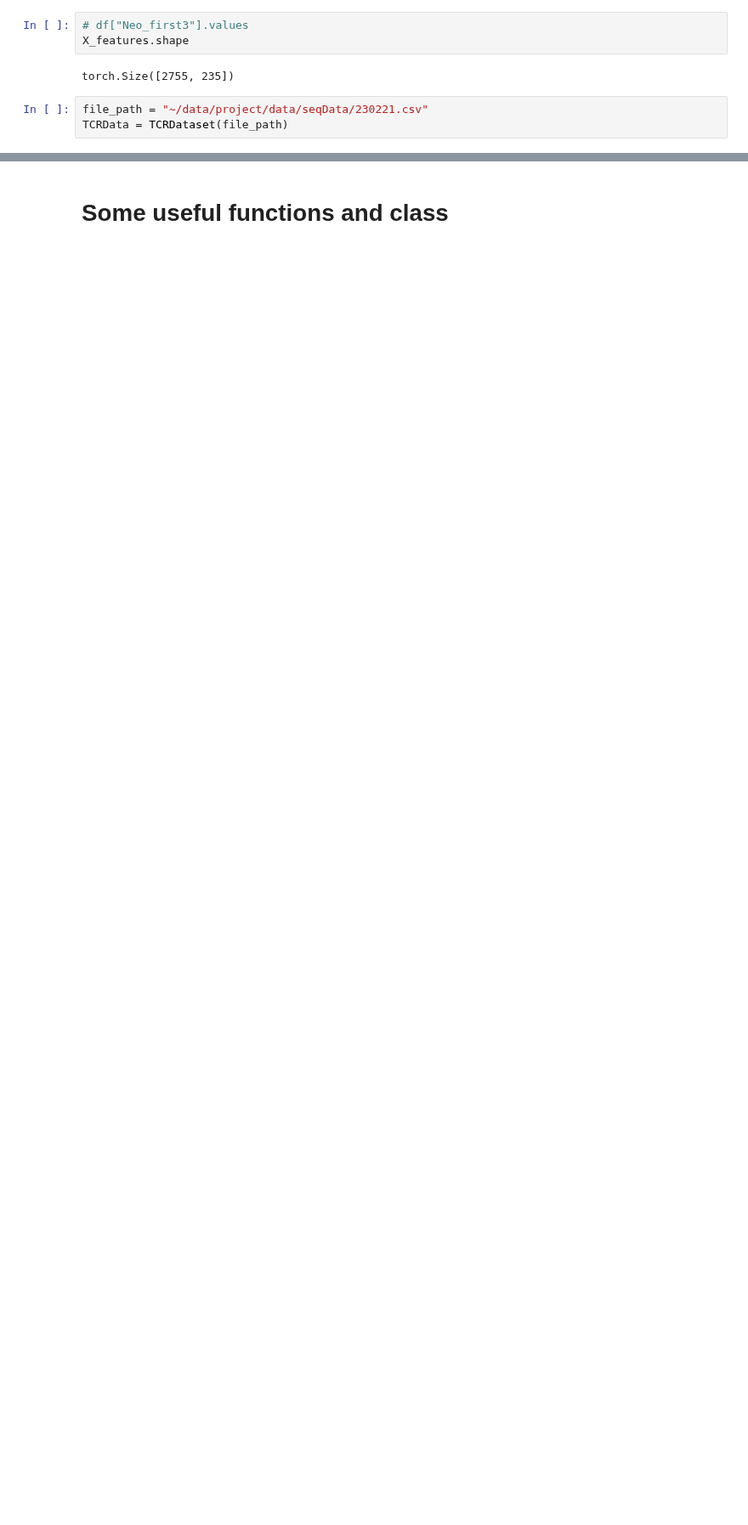
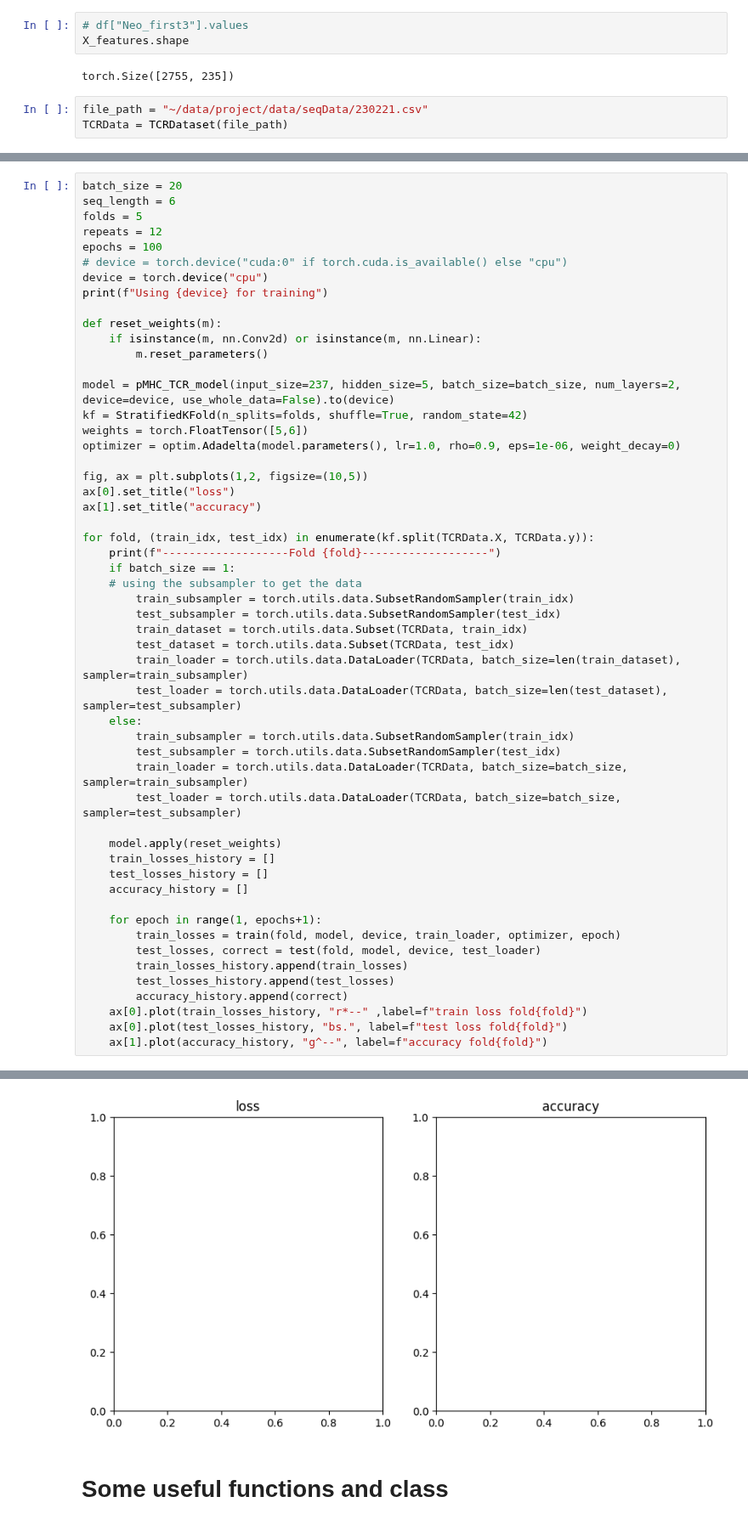
Before and after one commit to cb11711211/pMHC-TCR-binding-prediction, a Jupyter notebook: prediction_model/pos_ng_ident.ipynb, the cells around one changed output, grey strips where cells are left out. Shown at 85% size. Cells and saved outputs as stored; diff of their text form; blank space fills up the shorter version.

Commit message:
build training

```diff
--- a/prediction_model/pos_ng_ident.ipynb
+++ b/prediction_model/pos_ng_ident.ipynb
@@ -329,0 +420,54 @@ TCRData = TCRDataset(file_path)
+# %%
+batch_size = 20
+seq_length = 6
+folds = 5
+repeats = 12
+epochs = 100
+# device = torch.device("cuda:0" if torch.cuda.is_available() else "cpu")
+device = torch.device("cpu")
+print(f"Using {device} for training")
+
+def reset_weights(m):
+    if isinstance(m, nn.Conv2d) or isinstance(m, nn.Linear):
+        m.reset_parameters()
+
+model = pMHC_TCR_model(input_size=237, hidden_size=5, batch_size=batch_size, num_layers=2, device=device, use_whole_data=False).to(device)
+kf = StratifiedKFold(n_splits=folds, shuffle=True, random_state=42)
+weights = torch.FloatTensor([5,6])
+optimizer = optim.Adadelta(model.parameters(), lr=1.0, rho=0.9, eps=1e-06, weight_decay=0)
+
+fig, ax = plt.subplots(1,2, figsize=(10,5))
+ax[0].set_title("loss")
+ax[1].set_title("accuracy")
+
+for fold, (train_idx, test_idx) in enumerate(kf.split(TCRData.X, TCRData.y)):
+    print(f"-------------------Fold {fold}-------------------")
+    if batch_size == 1:
+    # using the subsampler to get the data
+        train_subsampler = torch.utils.data.SubsetRandomSampler(train_idx)
+        test_subsampler = torch.utils.data.SubsetRandomSampler(test_idx)
+        train_dataset = torch.utils.data.Subset(TCRData, train_idx)
+        test_dataset = torch.utils.data.Subset(TCRData, test_idx)
+        train_loader = torch.utils.data.DataLoader(TCRData, batch_size=len(train_dataset), sampler=train_subsampler)
+        test_loader = torch.utils.data.DataLoader(TCRData, batch_size=len(test_dataset), sampler=test_subsampler)
+    else:
+        train_subsampler = torch.utils.data.SubsetRandomSampler(train_idx)
+        test_subsampler = torch.utils.data.SubsetRandomSampler(test_idx)
+        train_loader = torch.utils.data.DataLoader(TCRData, batch_size=batch_size, sampler=train_subsampler)
+        test_loader = torch.utils.data.DataLoader(TCRData, batch_size=batch_size, sampler=test_subsampler)
+
+    model.apply(reset_weights)
+    train_losses_history = []
+    test_losses_history = []
+    accuracy_history = []
+
+    for epoch in range(1, epochs+1):
+        train_losses = train(fold, model, device, train_loader, optimizer, epoch)
+        test_losses, correct = test(fold, model, device, test_loader)
+        train_losses_history.append(train_losses)
+        test_losses_history.append(test_losses)
+        accuracy_history.append(correct)
+    ax[0].plot(train_losses_history, "r*--" ,label=f"train loss fold{fold}")
+    ax[0].plot(test_losses_history, "bs.", label=f"test loss fold{fold}")
+    ax[1].plot(accuracy_history, "g^--", label=f"accuracy fold{fold}")
+# %% [output]
@@ -330,3 +478,4 @@ TCRData = TCRDataset(file_path)
+[figure, added]
 # %% [markdown]
 # Some useful functions and class
 # %%
```
Also changed, not shown: parts of 5 cells of this notebook.
